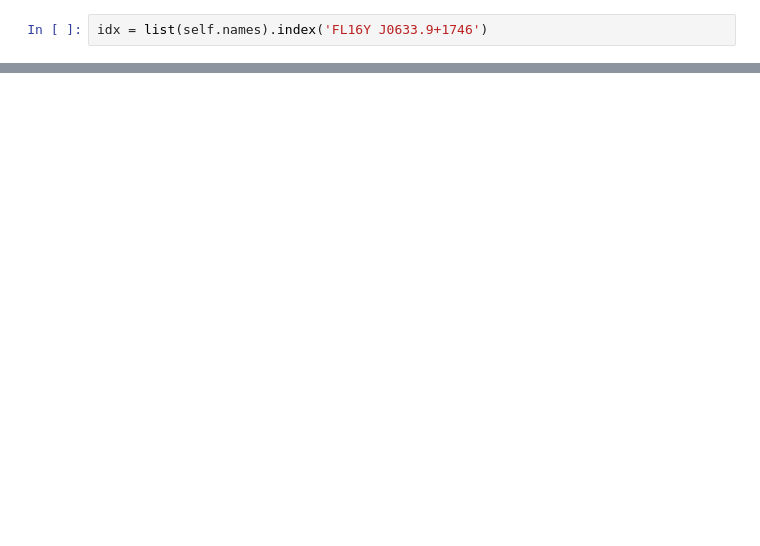
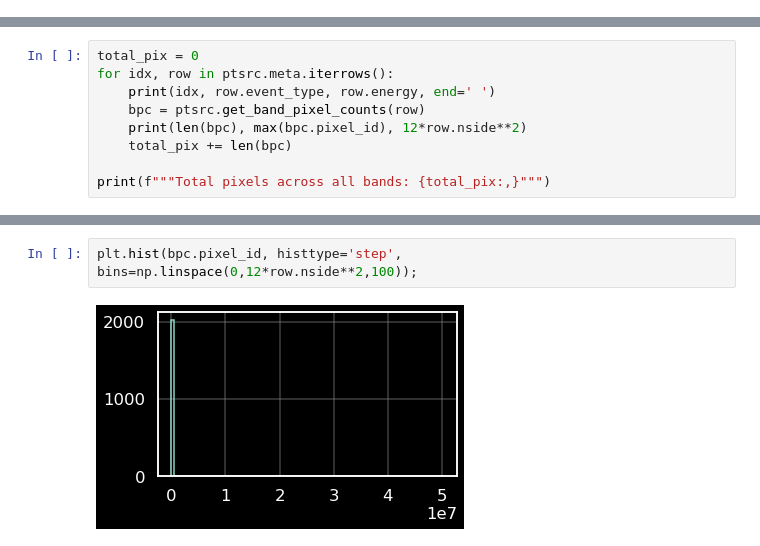
Before and after one commit to tburnett/kerr-diffuse, a Jupyter notebook: notebooks/setup/point_source_info.ipynb, the cells around one changed output, grey strips where cells are left out. Saved outputs shown, nothing was run; the diff lists cells and outputs as text; blank space fills up the shorter version.

```diff
--- a/notebooks/setup/point_source_info.ipynb
+++ b/notebooks/setup/point_source_info.ipynb
@@ -108,2 +49,0 @@ memory usage: 2.2+ KB
-# %%
-idx = list(self.names).index('FL16Y J0633.9+1746')
@@ -113,0 +154,9 @@ np.int64(3347)
+# %%
+total_pix = 0
+for idx, row in ptsrc.meta.iterrows():
+    print(idx, row.event_type, row.energy, end=' ')
+    bpc = ptsrc.get_band_pixel_counts(row)
+    print(len(bpc), max(bpc.pixel_id), 12*row.nside**2)
+    total_pix += len(bpc)
+
+print(f"""Total pixels across all bands: {total_pix:,}""")
@@ -113,0 +181,4 @@ np.int64(3347)
+# %%
+plt.hist(bpc.pixel_id, histtype='step', bins=np.linspace(0,12*row.nside**2,100));
+# %% [output]
+[figure, added]
```
Also changed, not shown: parts of 28 cells of this notebook, 7 other files.
